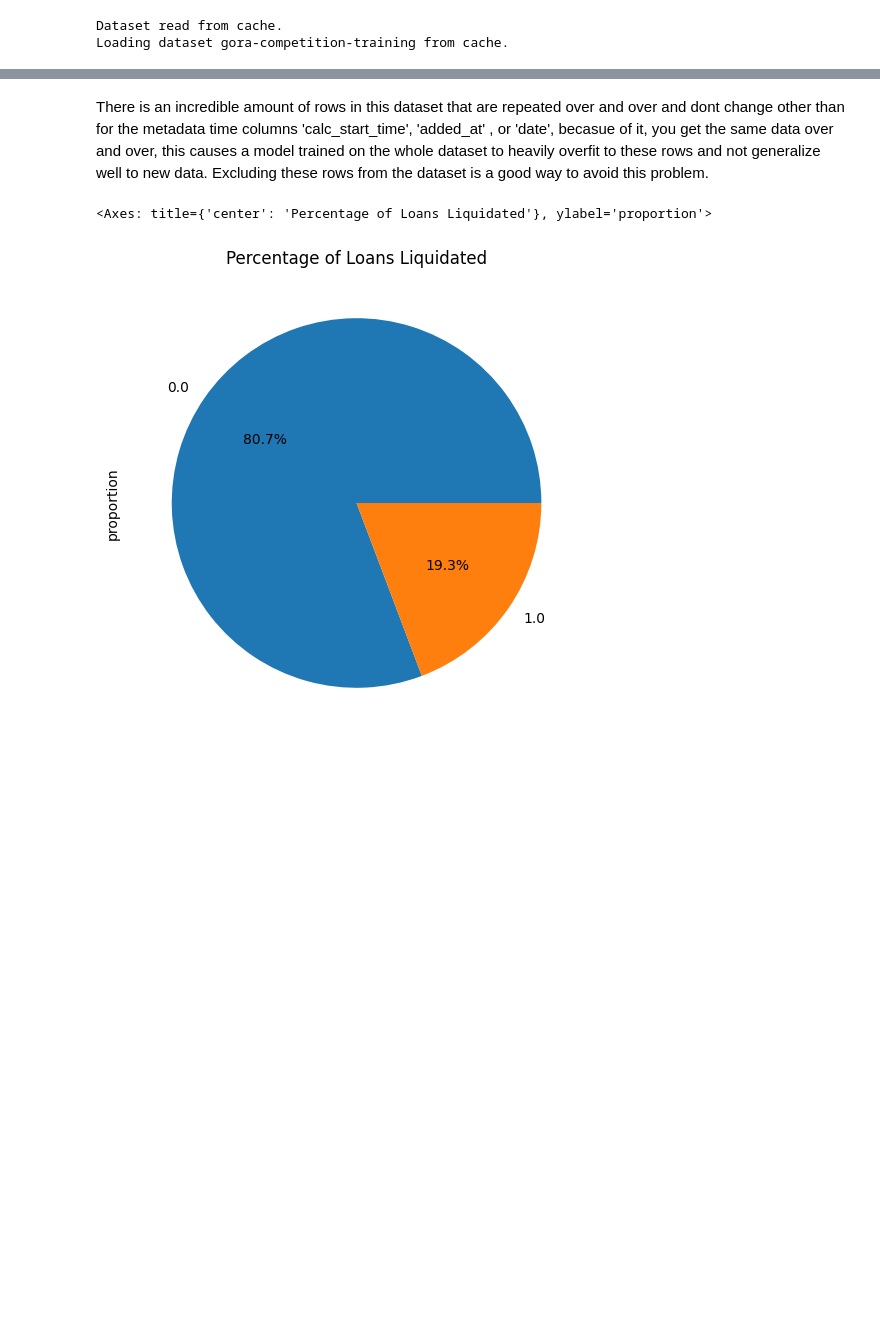
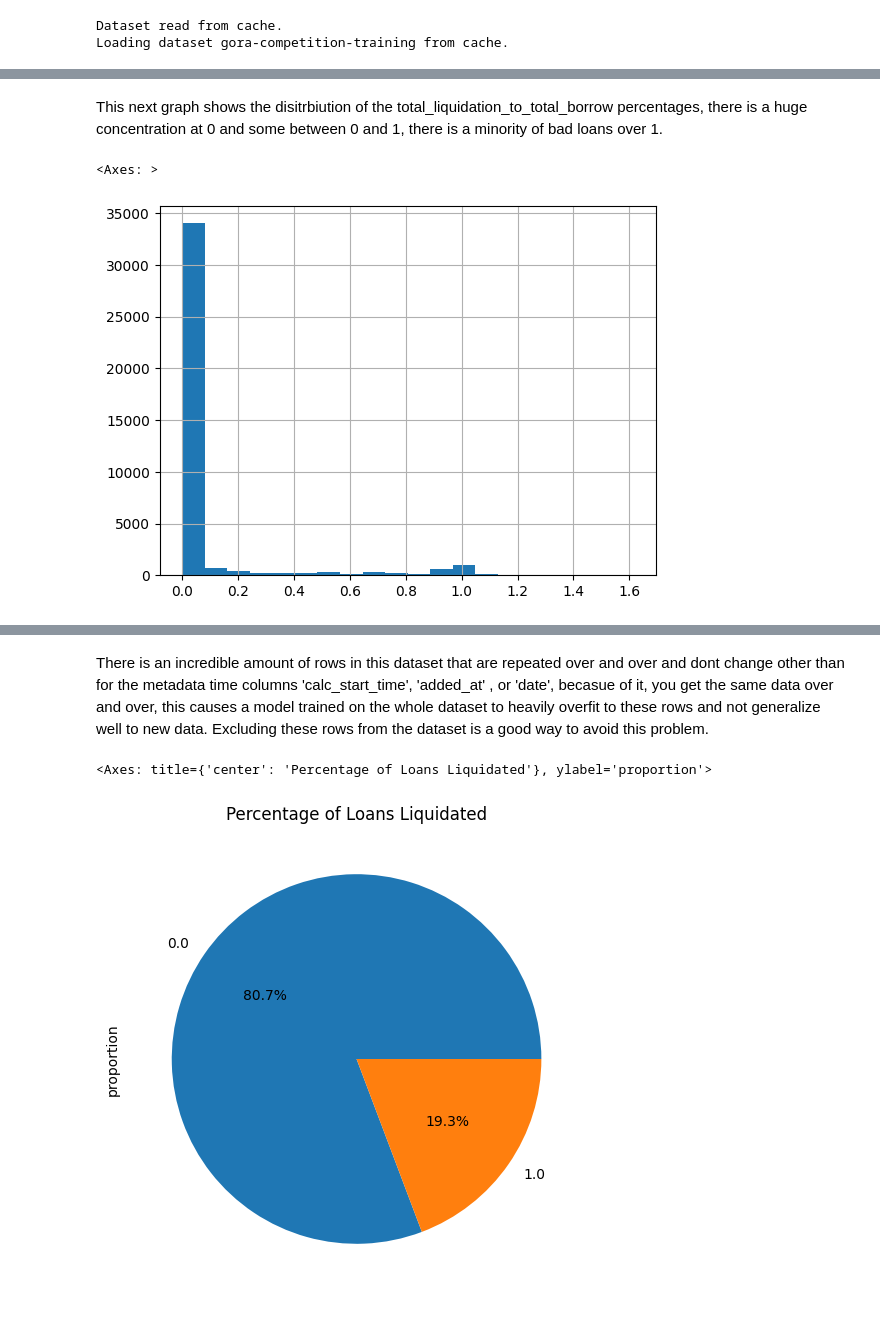
Before and after one commit to ennriqe/Giza-Gora-Competition, a Jupyter notebook: LightGBM Model.ipynb, the cells around one changed output, grey strips where cells are left out. Cells and saved outputs as stored; diff of their text form; code cells hidden in the pictures; blank space fills up the shorter version.

Commit message:
Added two graphs visualizing the total liquidations to borrowing rate.

```diff
--- a/LightGBM Model.ipynb
+++ b/LightGBM Model.ipynb
@@ -13,0 +31,7 @@ Loading dataset gora-competition-training from cache.
+# %% [markdown]
+This next graph shows the disitrbiution of the total_liquidation_to_total_borrow percentages, there is a huge concentration at 0 and some between 0 and 1, there is a minority of bad loans over 1.
+# %%
+df[df.total_liquidation_to_total_borrow< 5.468605].total_liquidation_to_total_borrow.hist(bins=20)
+# %% [output]
+<Axes: >
+[figure, added]
```
Also changed, not shown: parts of 4 cells of this notebook.
